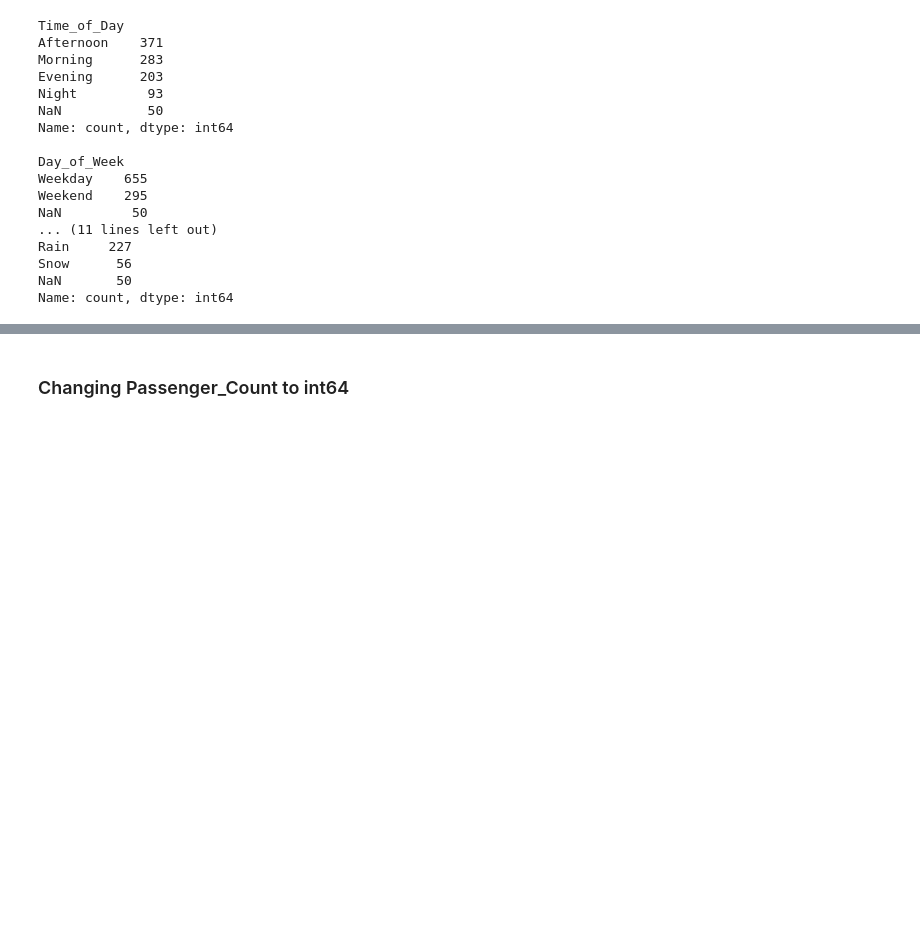
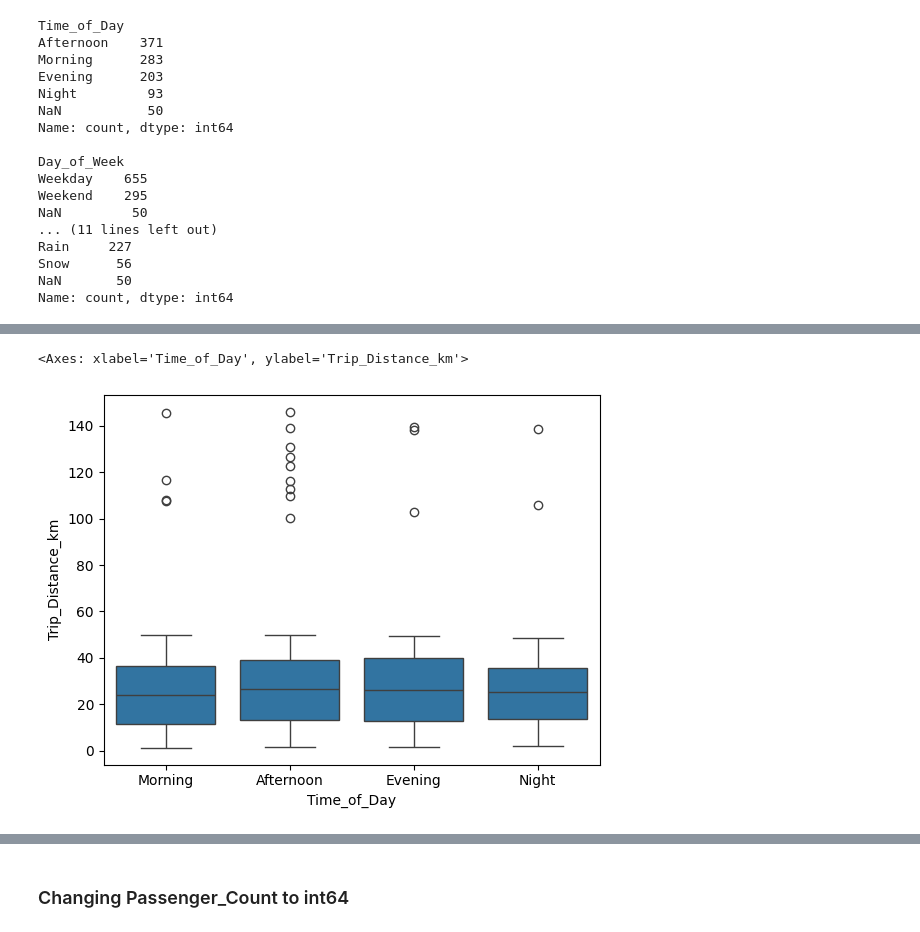
Before and after one commit to Josefin3647/taxi_prediction_fullstack_josefin, a Jupyter notebook: src/taxipred/model_development/eda.ipynb, the cells around one changed output, grey strips where cells are left out. Saved outputs shown, nothing was run; the diff lists cells and outputs as text; code cells hidden in the pictures; blank space fills up the shorter version.

```diff
--- a/src/taxipred/model_development/eda.ipynb
+++ b/src/taxipred/model_development/eda.ipynb
@@ -61,0 +91,9 @@ Name: count, dtype: int64
+# %%
+sns.boxplot(
+    x="Time_of_Day",
+    y="Trip_Distance_km",
+    data=df,
+)
+# %% [output]
+<Axes: xlabel='Time_of_Day', ylabel='Trip_Distance_km'>
+[figure, added]
```
Also changed, not shown: parts of 8 cells of this notebook, 3 other files.
